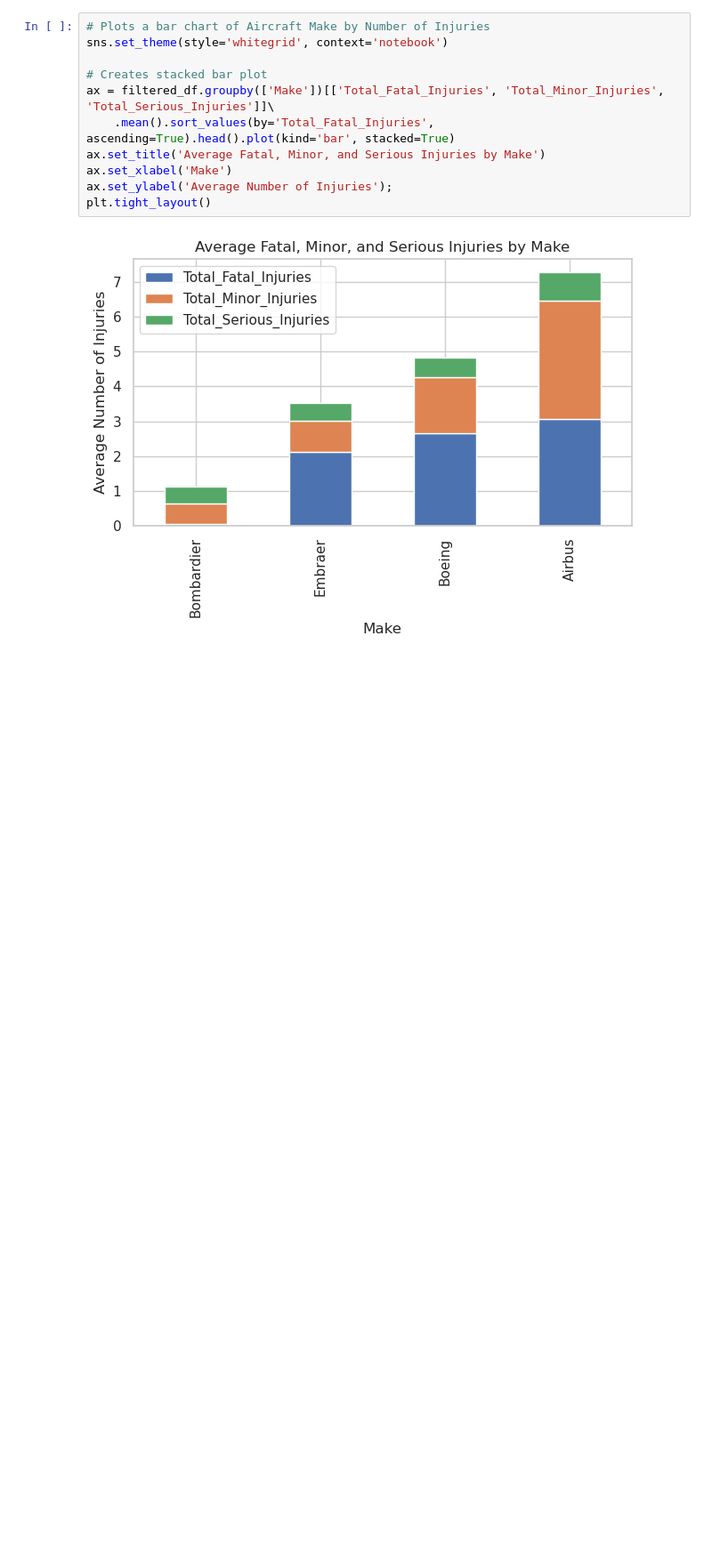
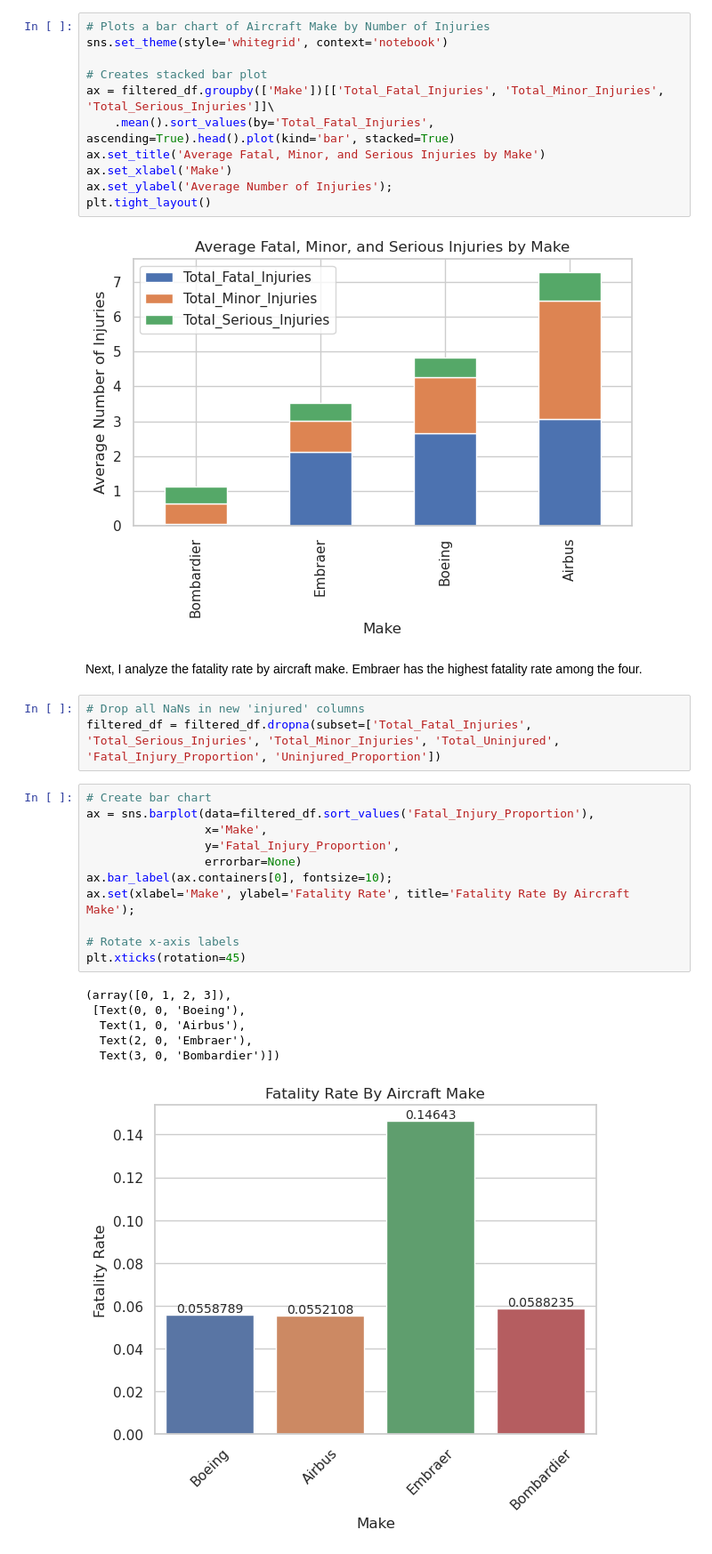
Before and after one commit to kev065/aviation-accidents, a Jupyter notebook: index.ipynb, the cells around one changed output. Shown: that part at 89% size. Drawn from its saved outputs; the diff is of its cells as text; blank space fills up the shorter version.

Commit message:
Create bar chart of fatality rate by aircraft make

```diff
--- a/index.ipynb
+++ b/index.ipynb
@@ -269,3 +270,26 @@ ax.set_ylabel('Average Number of Injuries');
 plt.tight_layout()
 # %% [output]
 [figure]
+# %% [markdown]
+Next, I analyze the fatality rate by aircraft make. Embraer has the highest fatality rate among the four.
+# %%
+# Drop all NaNs in new 'injured' columns
+filtered_df = filtered_df.dropna(subset=['Total_Fatal_Injuries', 'Total_Serious_Injuries', 'Total_Minor_Injuries', 'Total_Uninjured', 'Fatal_Injury_Proportion', 'Uninjured_Proportion'])
+# %%
+# Create bar chart
+ax = sns.barplot(data=filtered_df.sort_values('Fatal_Injury_Proportion'),
+                 x='Make',
+                 y='Fatal_Injury_Proportion',
+                 errorbar=None)
+ax.bar_label(ax.containers[0], fontsize=10);
+ax.set(xlabel='Make', ylabel='Fatality Rate', title='Fatality Rate By Aircraft Make');
+
+# Rotate x-axis labels
+plt.xticks(rotation=45)
+# %% [output]
+(array([0, 1, 2, 3]),
+ [Text(0, 0, 'Boeing'),
+  Text(1, 0, 'Airbus'),
+  Text(2, 0, 'Embraer'),
+  Text(3, 0, 'Bombardier')])
+[figure, added]
```
Also changed, not shown: parts of 2 cells of this notebook.
